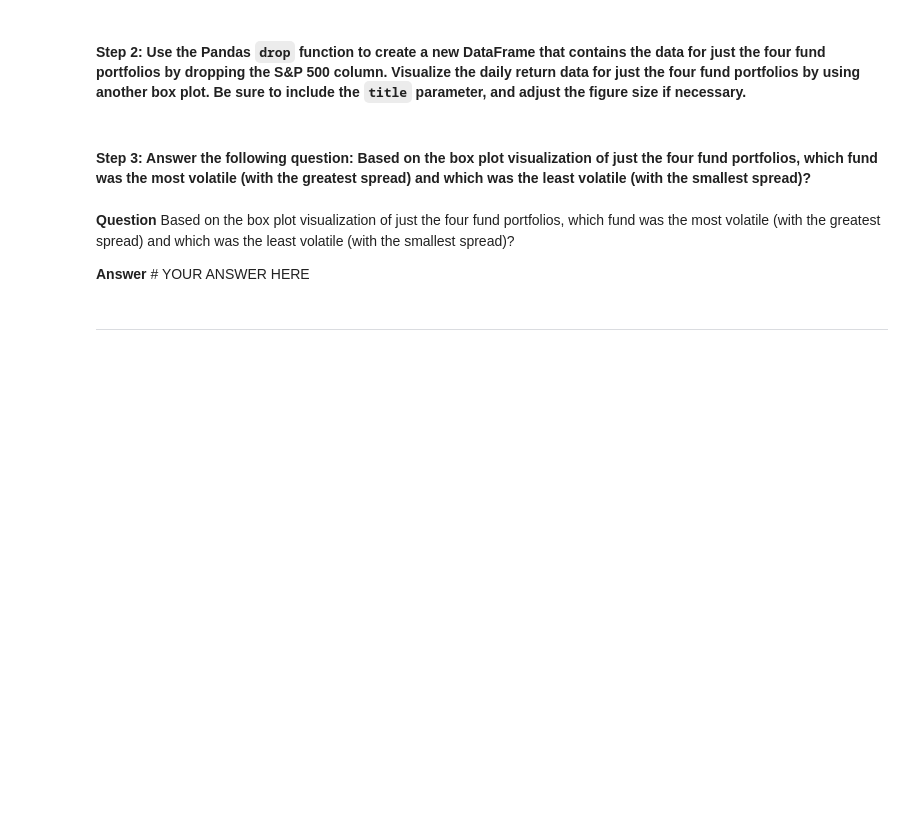
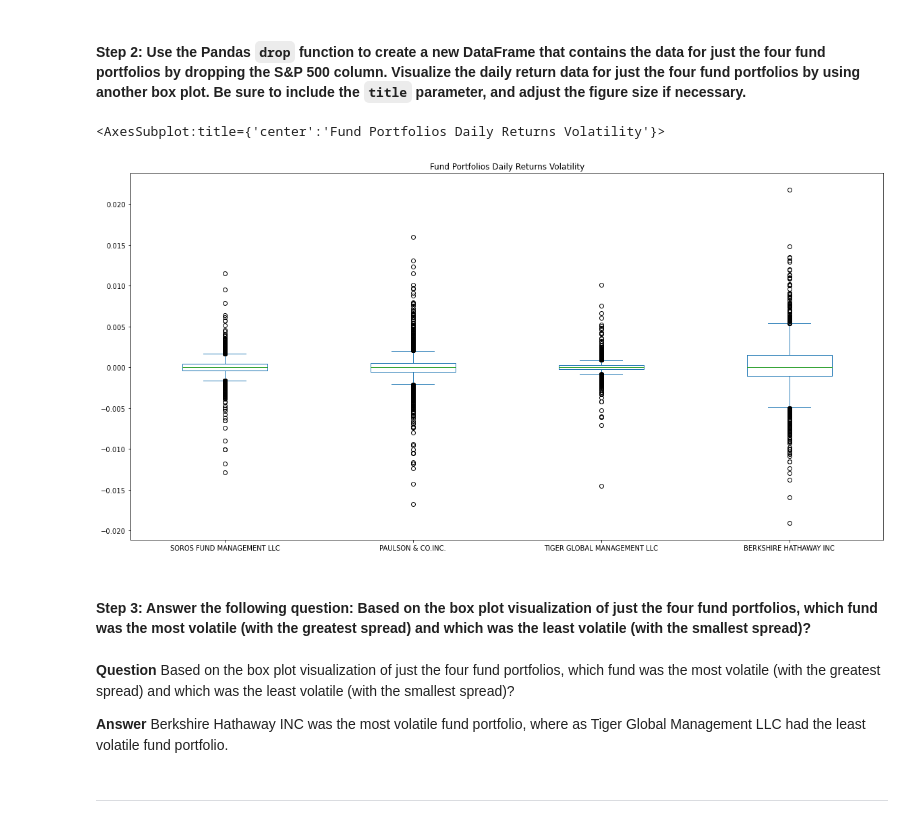
Before and after one commit to jkang1990amg/Challenge_4_Risk_Return_Analysis, a Jupyter notebook: risk_return_analysis.ipynb, the cells around one changed output. Saved outputs shown, nothing was run; the diff lists cells and outputs as text; code cells hidden in the pictures; blank space fills up the shorter version.

```diff
--- a/risk_return_analysis.ipynb
+++ b/risk_return_analysis.ipynb
@@ -195,14 +213,18 @@ Analyze the volatility of each of the four fund portfolios and of the S&P 500 In
 # %%
 # Create a new DataFrame containing only the 4 fund portfolios by dropping the S&P 500 column from the DataFrame
 # Create box plots to reflect the return data for only the 4 fund portfolios
 # Include a title parameter and adjust the figure size
-# YOUR CODE HERE
+whalenavs_daily_returns = whalenavs_daily_returns.drop(columns = ["S&P 500"])
+whalenavs_daily_returns.plot(kind = "box", figsize = (20, 10), title = "Fund Portfolios Daily Returns Volatility")
+# %% [output]
+<AxesSubplot:title={'center':'Fund Portfolios Daily Returns Volatility'}>
+[figure, added]
 # %% [markdown]
 #### Step 3: Answer the following question: Based on the box plot visualization of just the four fund portfolios, which fund was the most volatile (with the greatest spread) and which was the least volatile (with the smallest spread)?
 # %% [markdown]
 **Question** Based on the box plot visualization of just the four fund portfolios, which fund was the most volatile (with the greatest spread) and which was the least volatile (with the smallest spread)?
 
-**Answer** # YOUR ANSWER HERE
+**Answer** Berkshire Hathaway INC was the most volatile fund portfolio, where as Tiger Global Management LLC had the least volatile fund portfolio.
 # %% [markdown]
 ---
 # %% [markdown]
```
Also changed, not shown: parts of 5 cells of this notebook.
